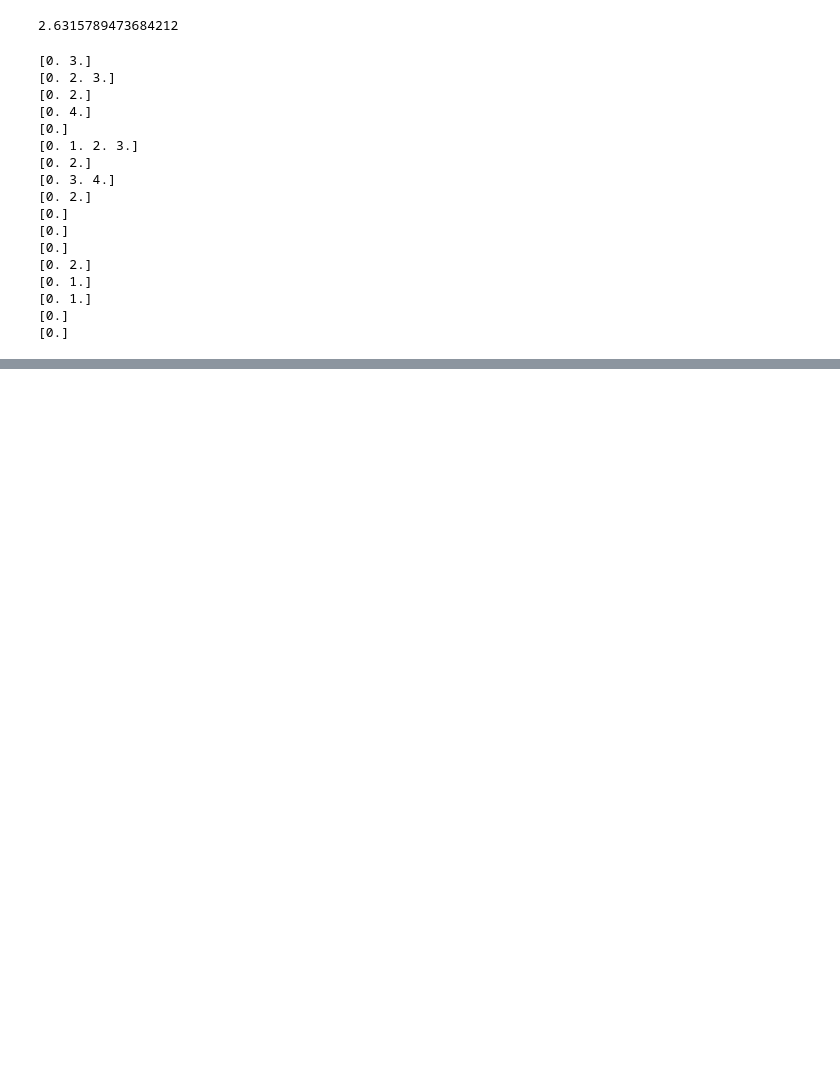
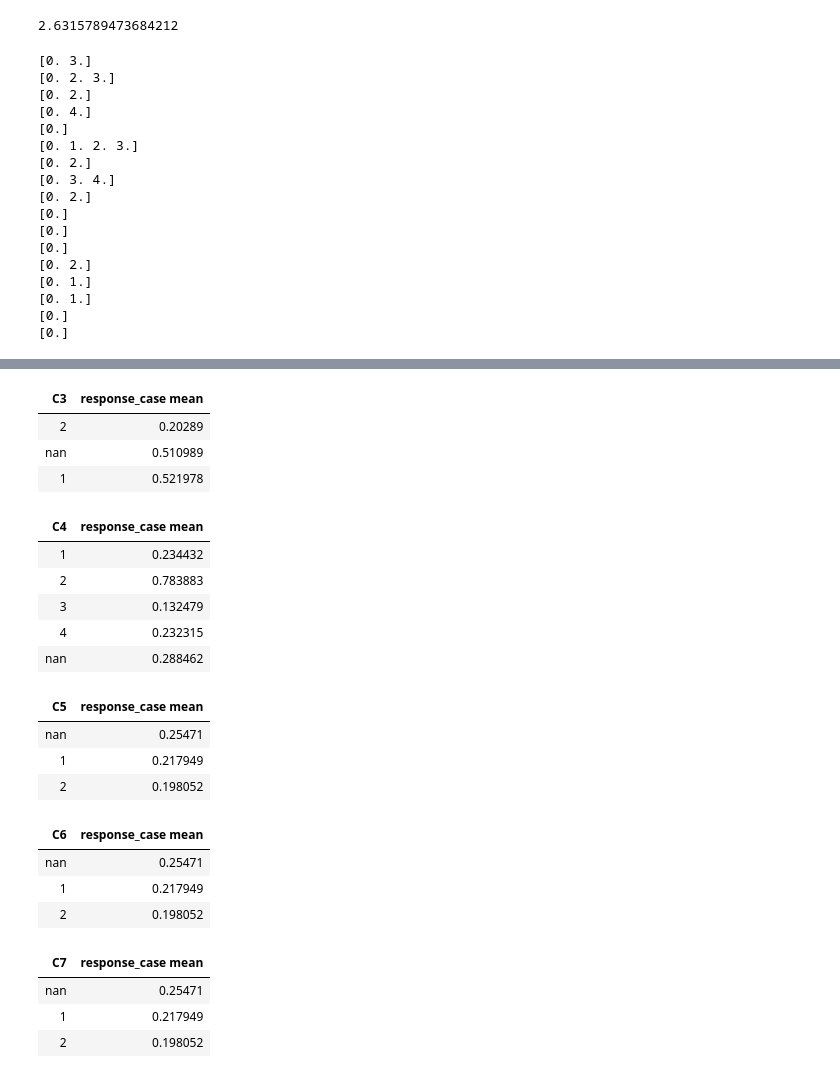
Before and after one commit to thomasundo2/covid-policy-analysis, a Jupyter notebook: gr_dec_analysis/gr_dec_analysis.ipynb, the cells around one changed output, grey strips where cells are left out. Cells and saved outputs as stored; diff of their text form; code cells hidden in the pictures; blank space fills up the shorter version.

```diff
--- a/gr_dec_analysis/gr_dec_analysis.ipynb
+++ b/gr_dec_analysis/gr_dec_analysis.ipynb
@@ -276,0 +296,3 @@ H2
+# %%
+def divide_policy(policy, policy_str):
+    return Table().with_columns("response_case", response_case/np.amax(response_case), policy_str, np.round_(policy)).group(policy_str, np.mean)
@@ -276,0 +315,37 @@ H2
+# %%
+divide_policy(C3, "C3")
+# %% [output]
+| C3 | response_case mean |
+| 2 | 0.20289 |
+| nan | 0.510989 |
+| 1 | 0.521978 |
+# %%
+divide_policy(C4, "C4")
+# %% [output]
+| C4 | response_case mean |
+| 1 | 0.234432 |
+| 2 | 0.783883 |
+| 3 | 0.132479 |
+| 4 | 0.232315 |
+| nan | 0.288462 |
+# %%
+divide_policy(C5, "C5")
+# %% [output]
+| C5 | response_case mean |
+| nan | 0.25471 |
+| 1 | 0.217949 |
+| 2 | 0.198052 |
+# %%
+divide_policy(C6, "C6")
+# %% [output]
+| C6 | response_case mean |
+| nan | 0.25471 |
+| 1 | 0.217949 |
+| 2 | 0.198052 |
+# %%
+divide_policy(C7, "C7")
+# %% [output]
+| C7 | response_case mean |
+| nan | 0.25471 |
+| 1 | 0.217949 |
+| 2 | 0.198052 |
```
Also changed, not shown: parts of 8 cells of this notebook.
